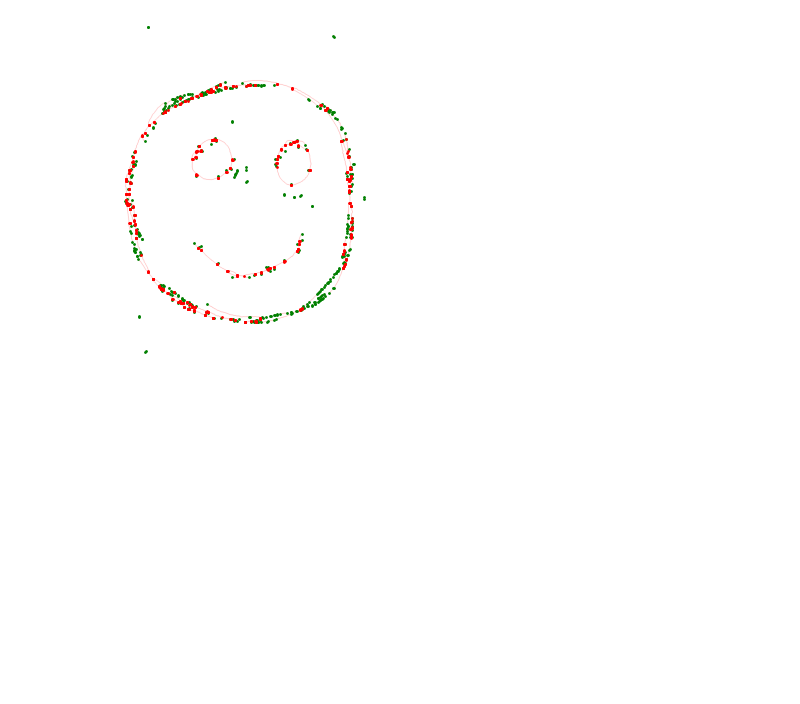
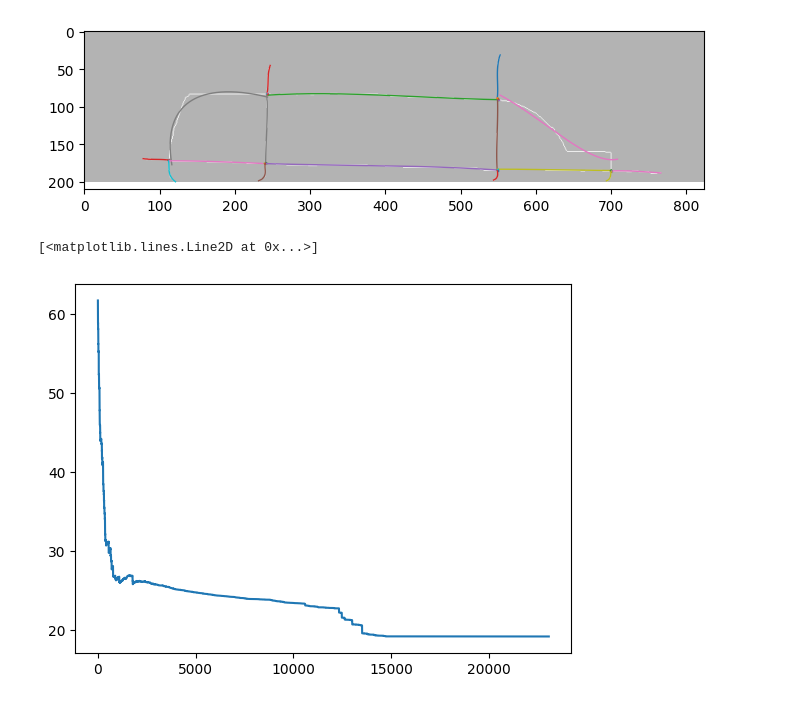
Before and after one commit to rambip/sketch-vectorization, a Jupyter notebook: notebooks/work.ipynb, the cells around one changed output. Drawn from its saved outputs; the diff is of its cells as text; code cells hidden in the pictures; blank space fills up the shorter version.

```diff
--- a/notebooks/work.ipynb
+++ b/notebooks/work.ipynb
@@ -155,11 +30,16 @@ _________2_________
+# %%
+topo_graph = extract_topology_from_skeleton(skeleton)
 # %%
-from matplotlib.colors import ListedColormap
+hyper = HyperGraph(topo_graph)
 
-plt.scatter(np.where(n == 2)[1], np.where(n == 2)[0], color="green", s=1)
-plt.scatter(np.where(n >= 4)[1], np.where(n >= 4)[0], color="red", s=1)
-plt.imshow(n, cmap=ListedColormap(["white", "white", "green", "black", "red", "white", "white", "white"]))
-plt.axis("off")
-plt.show()
+plt.figure(figsize=(8, 8))
+plt.imshow(skeleton, cmap="gray", alpha=0.3)
+for i, h in enumerate(hyper.all_hyperedges()):
+    p = np.array(h.pixels).T
+    instants = np.linspace(0, 1, p.shape[1])
+    control_points = fit_bezier(p, instants, degree=h.degree)
+    traj = interpolate_bezier(control_points, instants)
+    plt.plot(traj[1], traj[0], linewidth=1, label=str(i))
 # %% [output]
-[figure, old version]
+[figure, new version]
 # %%
@@ -167,0 +73,5 @@ import skan
+# %%
+plt.plot(range(len(error)), error)
+# %% [output]
+[<matplotlib.lines.Line2D at 0x...>]
+[figure, added]
```
Also changed, not shown: parts of 7 cells of this notebook.
